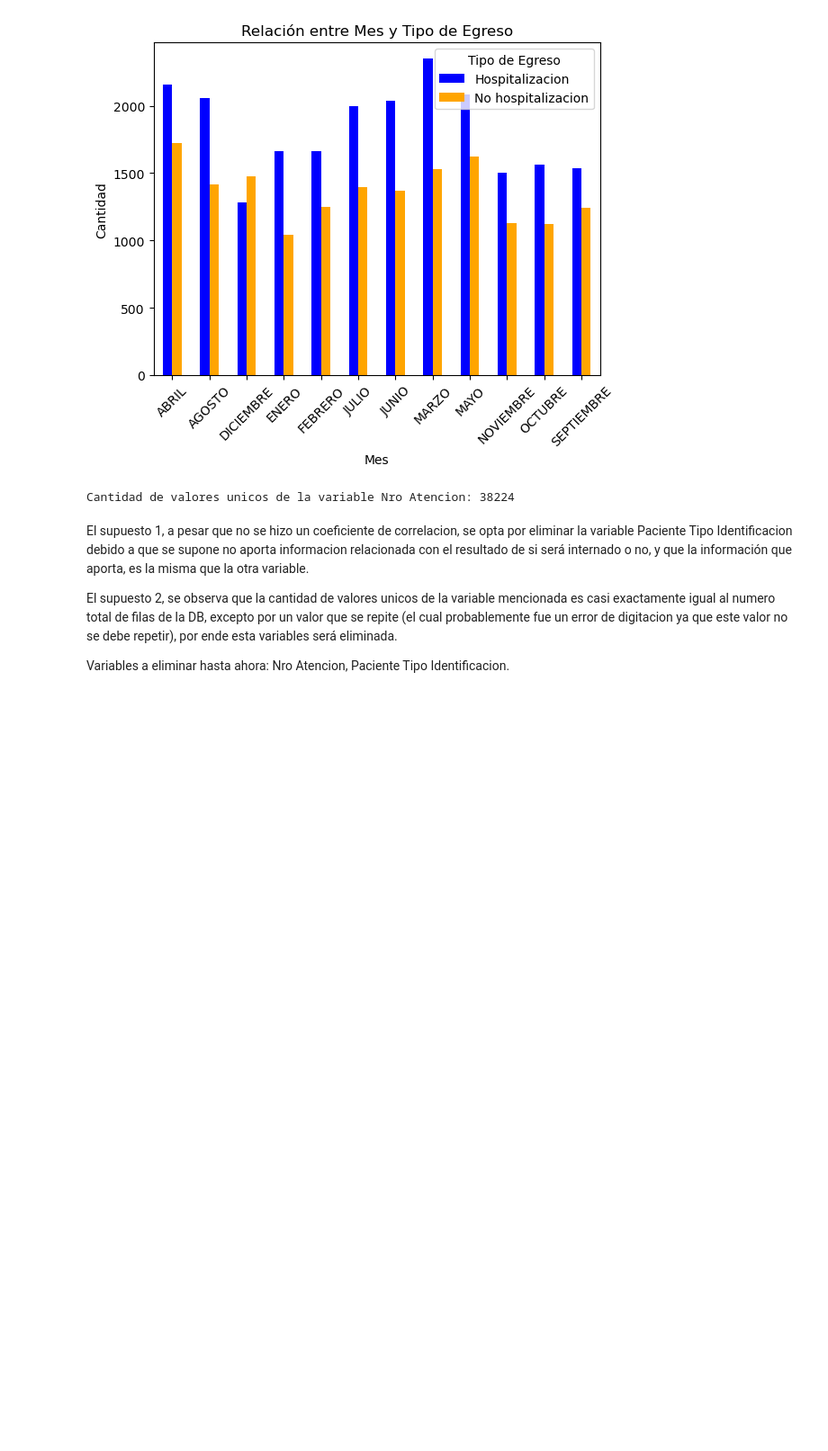
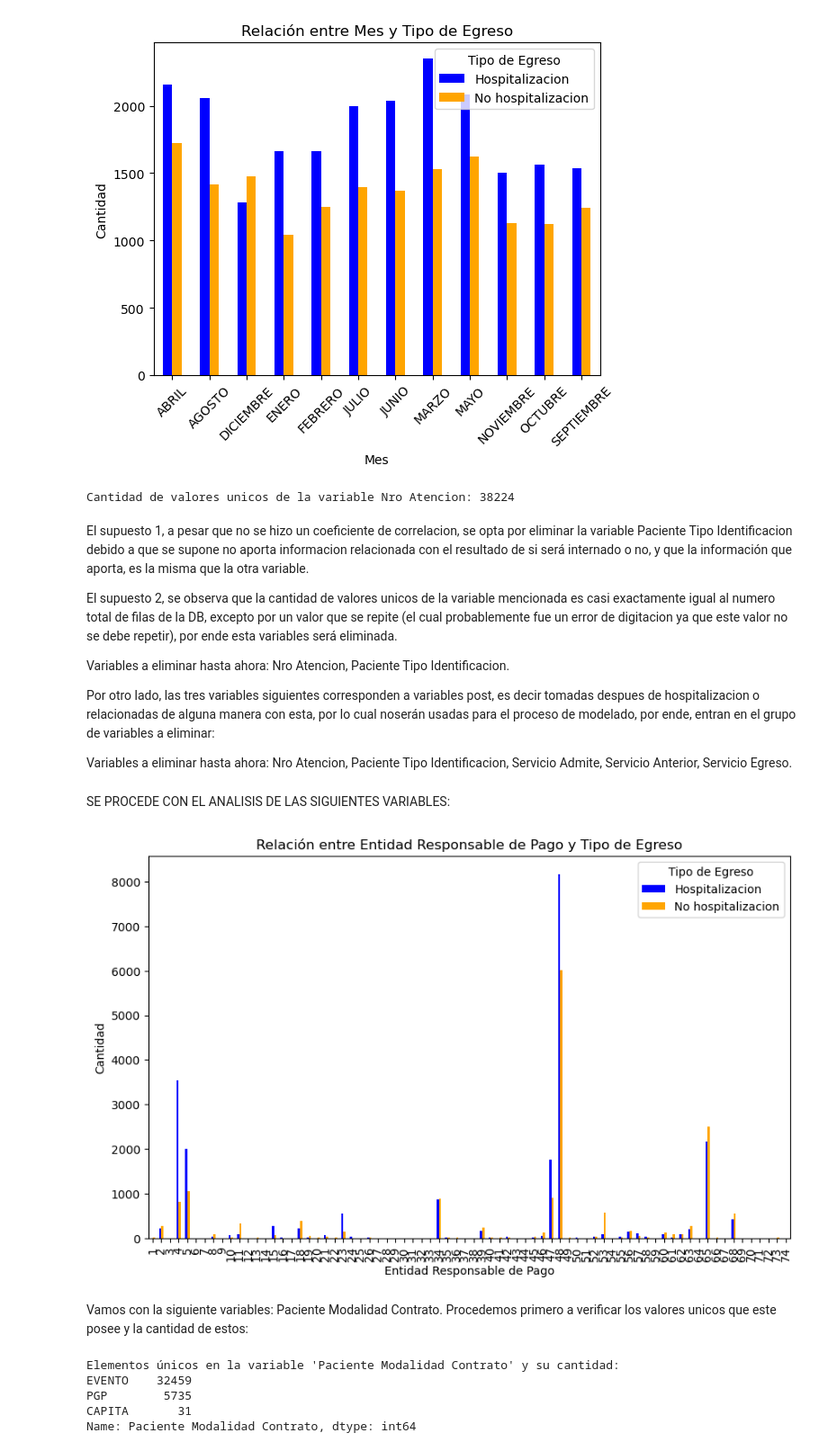
Before and after one commit to AndresBanquezBio/BDUrgencias, a Jupyter notebook: BDUrgencias.ipynb, the cells around one changed output. Shown: that part at 90% size. Cells and saved outputs as stored; diff of their text form; code cells hidden in the pictures; blank space fills up the shorter version.

Commit message:
mis grafiquitas y analisis

```diff
--- a/BDUrgencias.ipynb
+++ b/BDUrgencias.ipynb
@@ -453,3 +475,37 @@ El supuesto 1, a pesar que no se hizo un coeficiente de correlacion, se opta por
 El supuesto 2, se observa que la cantidad de valores unicos de la variable mencionada es casi exactamente igual al numero total de filas de la DB, excepto por un valor que se repite (el cual probablemente fue un error de digitacion ya que este valor no se debe repetir), por ende esta variables será eliminada.
 
 Variables a eliminar hasta ahora: Nro Atencion, Paciente Tipo Identificacion.
+
+Por otro lado, las tres variables siguientes corresponden a variables post, es decir tomadas despues de hospitalizacion o relacionadas de alguna manera con esta, por lo cual noserán usadas para el proceso de modelado, por ende, entran en el grupo de variables a eliminar:
+
+Variables a eliminar hasta ahora: Nro Atencion, Paciente Tipo Identificacion, Servicio Admite, Servicio Anterior, Servicio Egreso.
+# %% [markdown]
+SE PROCEDE CON EL ANALISIS DE LAS SIGUIENTES VARIABLES:
+# %%
+conteo_entidad_pago = df_5.groupby(['Paciente Entidad Responsable Pago', 'Tipo Egreso (INTERNACION)']).size().unstack()
+
+conteo_entidad_pago.plot(kind='bar', color=['blue', 'orange'], figsize=(10, 6))
+plt.title('Relación entre Entidad Responsable de Pago y Tipo de Egreso')
+plt.xlabel('Entidad Responsable de Pago')
+plt.ylabel('Cantidad')
+plt.xticks(rotation=90)
+plt.legend(title='Tipo de Egreso')
+
+
+plt.show()
+# %% [output]
+[figure, added]
+# %% [markdown]
+Vamos con la siguiente variables:
+Paciente Modalidad Contrato.
+Procedemos primero a verificar los valores unicos que este posee y la cantidad de estos:
+# %%
+elementos_unicos_ModContrato = df_5['Paciente Modalidad Contrato'].value_counts()
+print("Elementos únicos en la variable 'Paciente Modalidad Contrato' y su cantidad:")
+print(elementos_unicos_ModContrato)
+# %% [output]
+Elementos únicos en la variable 'Paciente Modalidad Contrato' y su cantidad:
+EVENTO    32459
+PGP        5735
+CAPITA       31
+Name: Paciente Modalidad Contrato, dtype: int64
```
Also changed, not shown: parts of 8 cells of this notebook.
